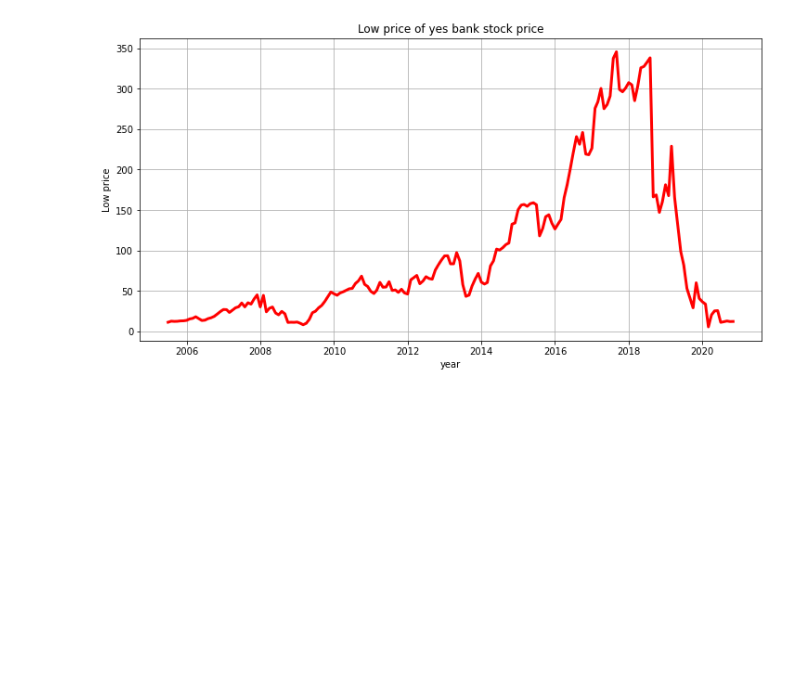
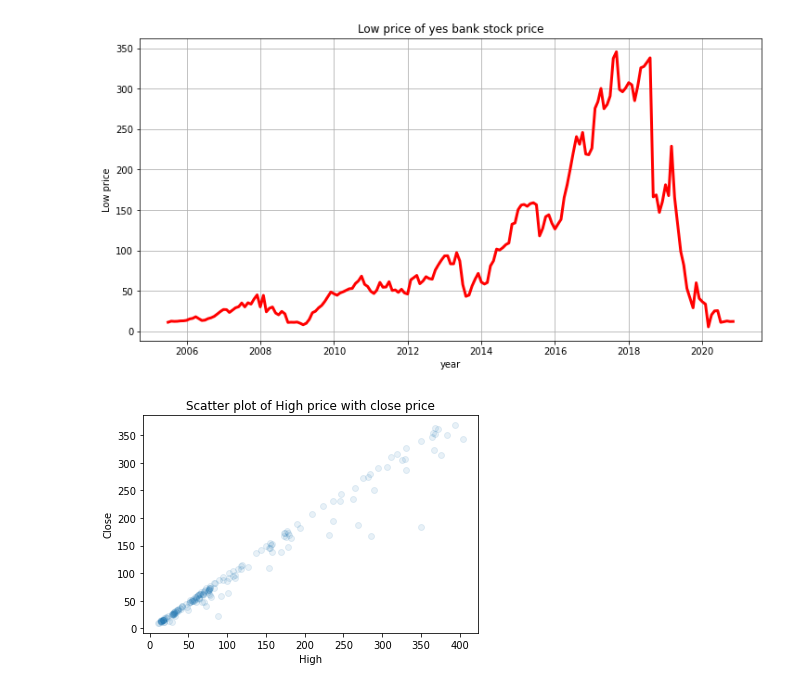
Before and after one commit to shaad4224/yes_Bank_Stock_Closing_Price_Prediction, a Jupyter notebook: yes_Bank_Stock_Closing_Price_Prediction.ipynb, the cells around one changed output. Drawn from its saved outputs; the diff is of its cells as text; code cells hidden in the pictures; blank space fills up the shorter version.

```diff
--- a/yes_Bank_Stock_Closing_Price_Prediction.ipynb
+++ b/yes_Bank_Stock_Closing_Price_Prediction.ipynb
@@ -199,3 +204,11 @@ plt.grid()
 plt.show()
 # %% [output]
 [figure]
+# %%
+plt.scatter(df['High'],df['Close'],alpha=0.1)
+plt.title('Scatter plot of High price with close price')
+plt.xlabel('High')
+plt.ylabel('Close')
+plt.show()
+# %% [output]
+[figure, added]
```
Also changed, not shown: parts of 3 cells of this notebook.
